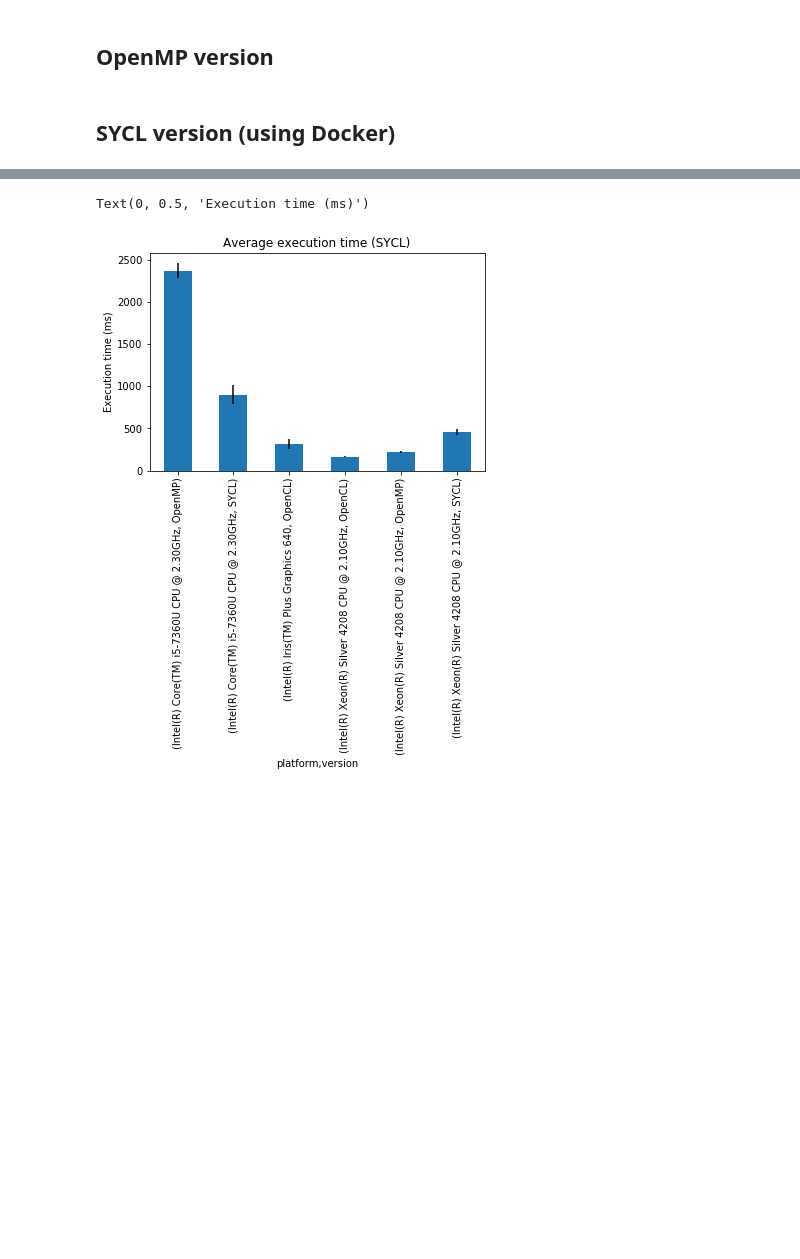
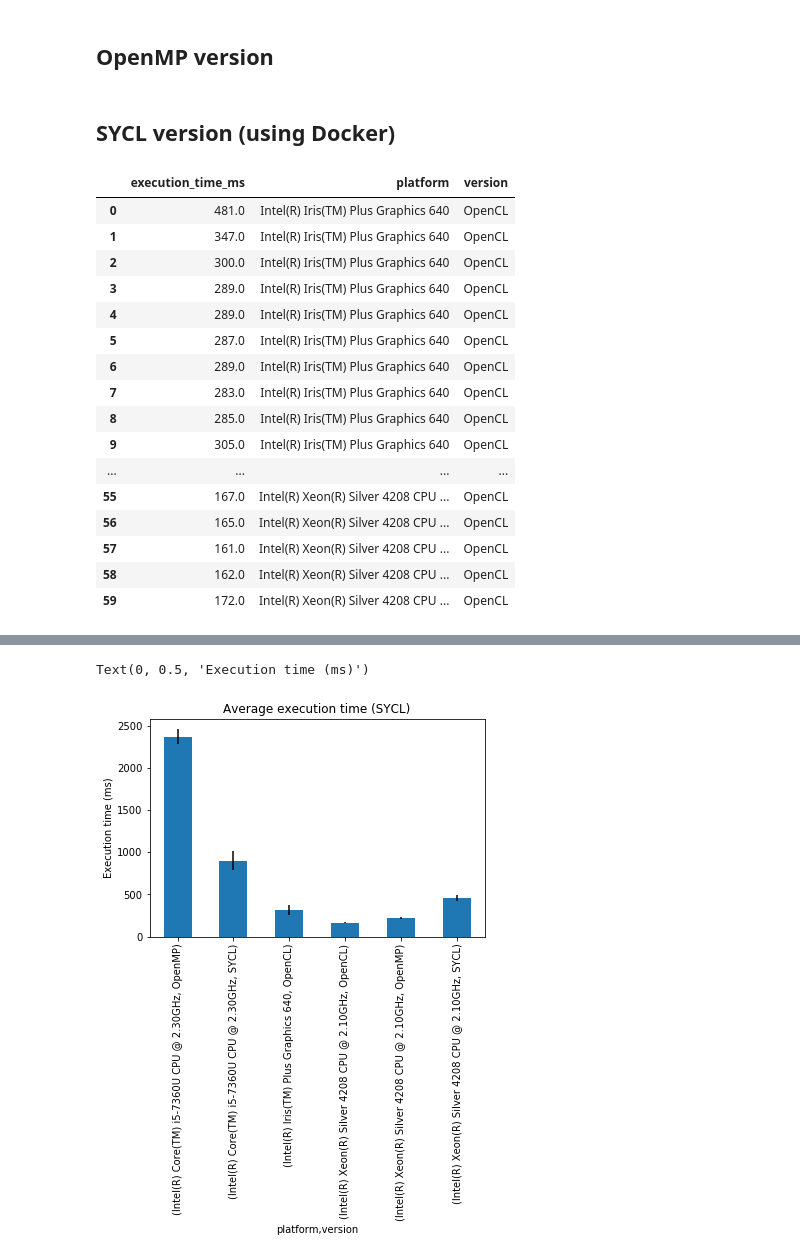
Before and after one commit to menotti/oil_gas_fpga, a Jupyter notebook: apps/CMP/CMP.ipynb, the cells around one changed output, grey strips where cells are left out. Drawn from its saved outputs; the diff is of its cells as text; code cells hidden in the pictures; blank space fills up the shorter version.

```diff
--- a/apps/CMP/CMP.ipynb
+++ b/apps/CMP/CMP.ipynb
@@ -134,7 +156,7 @@ df.to_csv(FILENAME, index = False, header = True)
 ## SYCL version (using Docker)
 # %%
 for i in range(RUNS):
-    run = subprocess.Popen("./cmp-sycl2 -aph 600 -c0 1.98e-7 -c1 1.77e-6 -i ../../../../datasets/simple-synthetic.su -nc 5 -tau 0.002 -v 0",
+    run = subprocess.Popen("./cmp-sycl2 -d 2 -aph 600 -c0 1.98e-7 -c1 1.77e-6 -i ../../../../datasets/simple-synthetic.su -nc 5 -tau 0.002 -v 0",
                            cwd = "SYCL/build/",
                            shell = True,
                            stdout = subprocess.PIPE,
@@ -146,3 +168,23 @@ for i in range(RUNS):
                                  "execution_time_ms": [int(result[1])]}), sort=False)
 
 df.to_csv(FILENAME, index = False, header = True)
+# %%
+df
+# %% [output]
+|  | execution_time_ms | platform | version |
+| 0 | 481.0 | Intel(R) Iris(TM) Plus Graphics 640 | OpenCL |
+| 1 | 347.0 | Intel(R) Iris(TM) Plus Graphics 640 | OpenCL |
+| 2 | 300.0 | Intel(R) Iris(TM) Plus Graphics 640 | OpenCL |
+| 3 | 289.0 | Intel(R) Iris(TM) Plus Graphics 640 | OpenCL |
+| 4 | 289.0 | Intel(R) Iris(TM) Plus Graphics 640 | OpenCL |
+| 5 | 287.0 | Intel(R) Iris(TM) Plus Graphics 640 | OpenCL |
+| 6 | 289.0 | Intel(R) Iris(TM) Plus Graphics 640 | OpenCL |
+| 7 | 283.0 | Intel(R) Iris(TM) Plus Graphics 640 | OpenCL |
+| 8 | 285.0 | Intel(R) Iris(TM) Plus Graphics 640 | OpenCL |
+| 9 | 305.0 | Intel(R) Iris(TM) Plus Graphics 640 | OpenCL |
+| ... | ... | ... | ... |
+| 55 | 167.0 | Intel(R) Xeon(R) Silver 4208 CPU ... | OpenCL |
+| 56 | 165.0 | Intel(R) Xeon(R) Silver 4208 CPU ... | OpenCL |
+| 57 | 161.0 | Intel(R) Xeon(R) Silver 4208 CPU ... | OpenCL |
+| 58 | 162.0 | Intel(R) Xeon(R) Silver 4208 CPU ... | OpenCL |
+| 59 | 172.0 | Intel(R) Xeon(R) Silver 4208 CPU ... | OpenCL |
```
Also changed, not shown: parts of 5 cells of this notebook, 40 other files.
